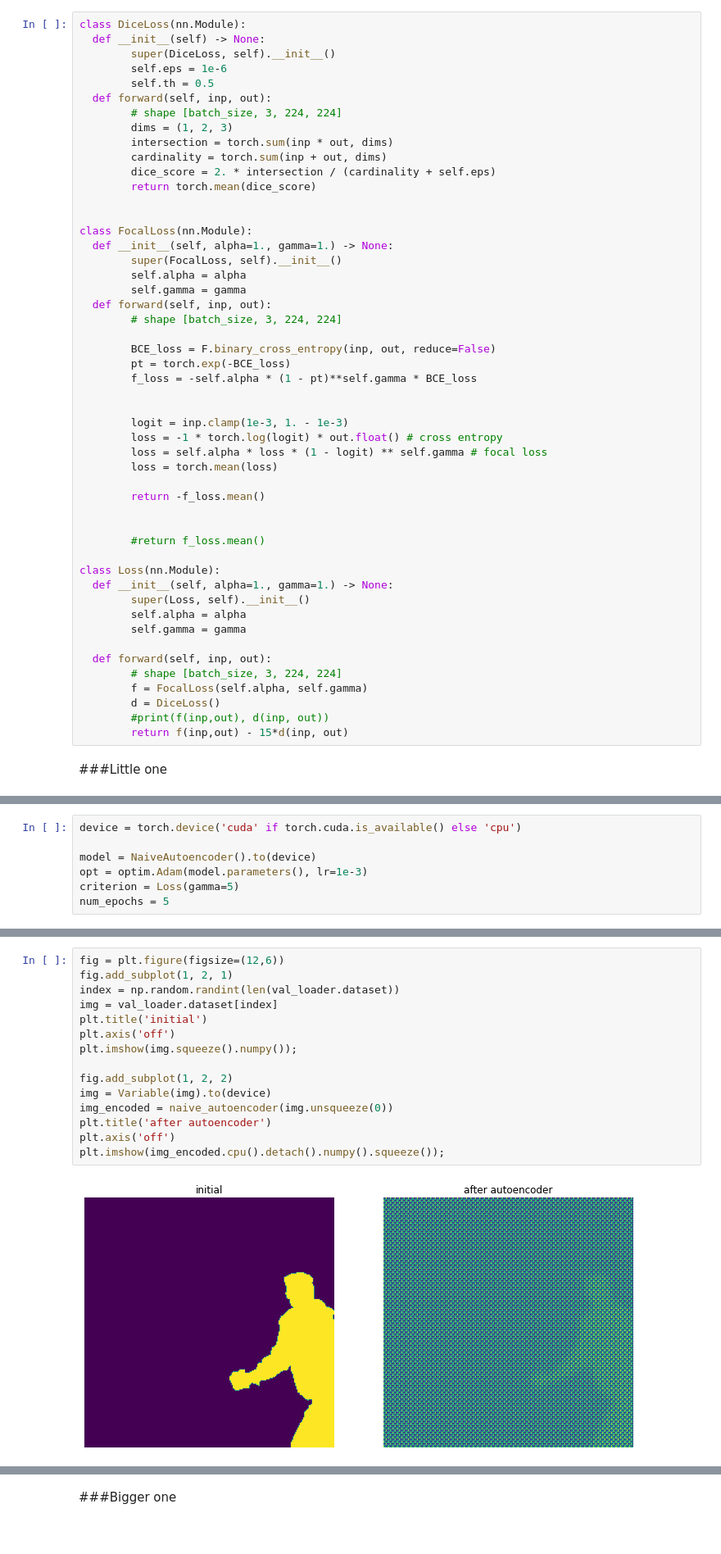
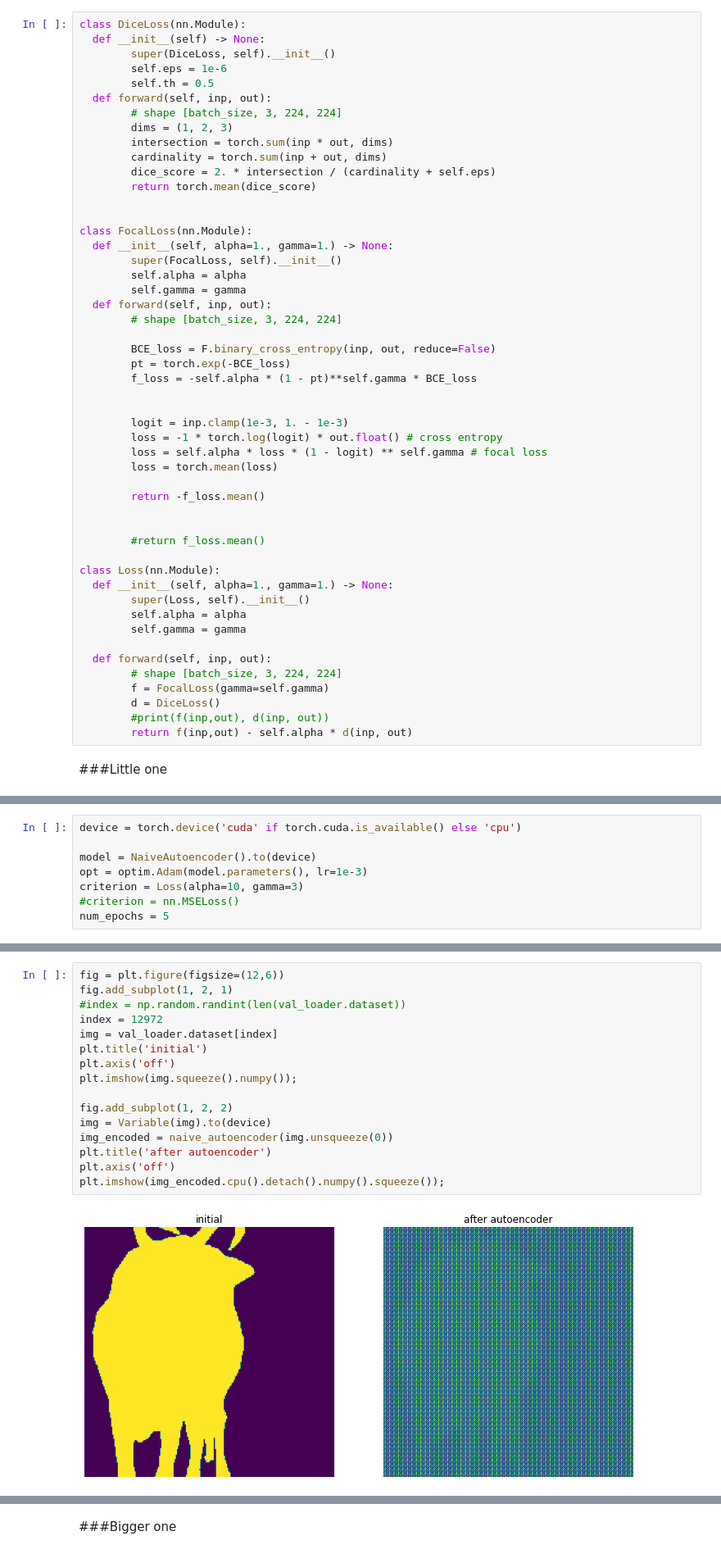
Before and after one commit to a-chubcheva/Instance_segmentation, a Jupyter notebook: Test.ipynb, the cells around one changed output, grey strips where cells are left out. Shown at 82% size. Cells and saved outputs as stored; diff of their text form.

```diff
--- a/Test.ipynb
+++ b/Test.ipynb
@@ -219,10 +221,10 @@ class Loss(nn.Module):
 
   def forward(self, inp, out):
         # shape [batch_size, 3, 224, 224]
-        f = FocalLoss(self.alpha, self.gamma)
+        f = FocalLoss(gamma=self.gamma)
         d = DiceLoss()
         #print(f(inp,out), d(inp, out))
-        return f(inp,out) - 15*d(inp, out)
+        return f(inp,out) - self.alpha * d(inp, out)
 # %% [markdown]
 ###Little one
 # %%
@@ -261,7 +263,8 @@ device = torch.device('cuda' if torch.cuda.is_available() else 'cpu')
 
 model = NaiveAutoencoder().to(device)
 opt = optim.Adam(model.parameters(), lr=1e-3)
-criterion = Loss(gamma=5)
+criterion = Loss(alpha=10, gamma=3)
+#criterion = nn.MSELoss()
 num_epochs = 5
 # %%
 naive_autoencoder, loss_history_ae = train_autoencoder(model,criterion, opt, val_loader, num_epochs)
@@ -283,20 +286,21 @@ plt.plot(range(1,num_epochs+1), loss_history_ae,);
 # %%
 fig = plt.figure(figsize=(12,6))
 fig.add_subplot(1, 2, 1)
-index = np.random.randint(len(val_loader.dataset))
+#index = np.random.randint(len(val_loader.dataset))
+index = 12972
 img = val_loader.dataset[index]
 plt.title('initial')
 plt.axis('off')
 plt.imshow(img.squeeze().numpy());
 
 fig.add_subplot(1, 2, 2)
 img = Variable(img).to(device)
 img_encoded = naive_autoencoder(img.unsqueeze(0))
 plt.title('after autoencoder')
 plt.axis('off')
 plt.imshow(img_encoded.cpu().detach().numpy().squeeze());
 # %% [output]
-[figure, old version]
+[figure, new version]
 # %%
 hid = naive_autoencoder.encoder(img.unsqueeze(0))
 
```
Also changed, not shown: parts of 24 cells of this notebook.
